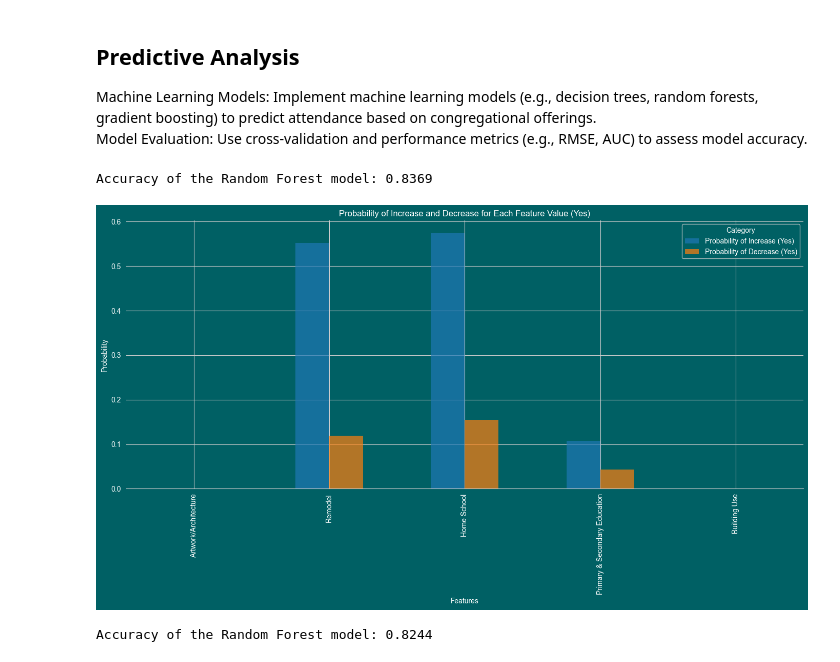
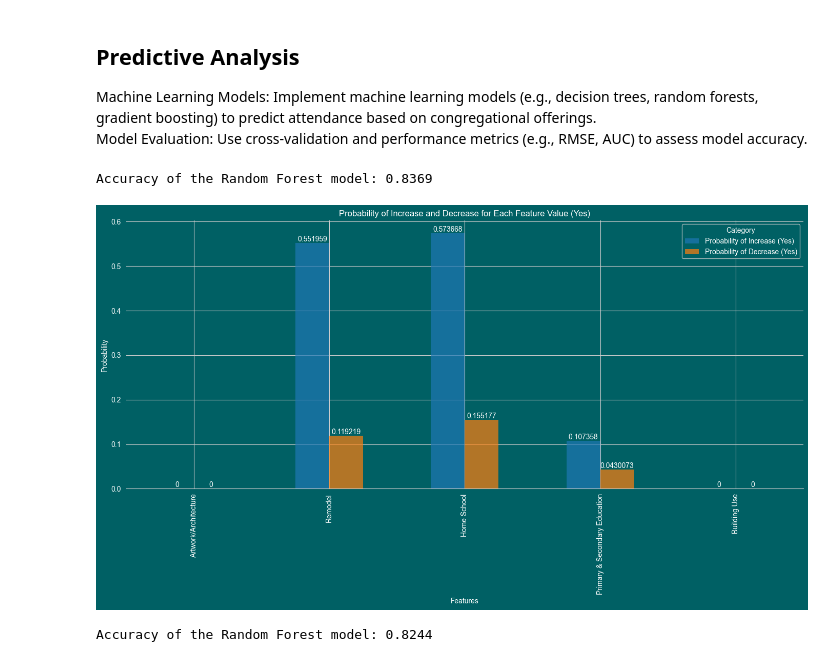
Before and after one commit to NRSchaaf/unlocking-church-growth, a Jupyter notebook: notebook/facilities_analysis.ipynb, the cells around one changed output. Saved outputs shown, nothing was run; the diff lists cells and outputs as text; code cells hidden in the pictures.

```diff
--- a/notebook/facilities_analysis.ipynb
+++ b/notebook/facilities_analysis.ipynb
@@ -239,29 +243,0 @@ plt.show()
-# %%
-# Specify columns of interest
-columns_of_interest = ['Building Type', 'Permit & Purpose']
-
-# Remove rows with NaN values in columns of interest
-df_facilities_cleaned = df_facilities.dropna(subset=columns_of_interest)
-
-# Remove rows where counts are 0 (optional step for specific cases)
-df_facilities_cleaned = df_facilities_cleaned[df_facilities_cleaned[columns_of_interest].apply(lambda x: x.count() > 0, axis=1)]
-
-# Count unique values for each column
-counts = {col: df_facilities_cleaned[col].value_counts(dropna=False) for col in columns_of_interest}
-
-# Plot counts for each column
-for col, count in counts.items():
-    plt.figure(figsize=(12, 8))  # Increase figure size for better readability
-    count.plot(kind='bar', color='skyblue')
-
-    # Adding labels and title
-    plt.xlabel('Values')
-    plt.ylabel('Count')
-    plt.title(f'Count of Unique Values in {col}')
-
-    # Adjust X-axis labels
-    plt.xticks(rotation=45, ha='right')  # Rotate labels and align them to the right
-
-    # Show plot
-    plt.tight_layout()
-    plt.show()
@@ -392,36 +386,43 @@ y_pred = rf_model.predict(X_test)
 accuracy = accuracy_score(y_test, y_pred)
 print(f"Accuracy of the Random Forest model: {accuracy:.4f}")
 
 # Predict probabilities
 probs = rf_model.predict_proba(X_test)
 
 # Convert probabilities to DataFrame
 probs_df = pd.DataFrame(probs, columns=rf_model.classes_, index=X_test.index)
 
 # Calculate mean probabilities for 'Increase' and 'Decrease'
 feature_probs = {}
 
 for feature in X.columns:
     feature_probs[feature] = {
         'Increase': probs_df.loc[X_test[feature] == 1, 'Increase'].mean(),
         'Decrease': probs_df.loc[X_test[feature] == 1, 'Decrease'].mean()
     }
 
 # Convert to DataFrame for plotting
 feature_probs_df = pd.DataFrame(feature_probs).T
 feature_probs_df.columns = ['Probability of Increase (Yes)', 'Probability of Decrease (Yes)']
 
-# Plot
-feature_probs_df.plot(kind='bar', figsize=(14, 8), alpha=0.7)
+# Plotting
+ax = feature_probs_df.plot(kind='bar', figsize=(14, 8), alpha=0.7)
+
+# Adding data labels
+for container in ax.containers:
+    ax.bar_label(container, label_type='edge', fontsize=10)
+
 plt.title('Probability of Increase and Decrease for Each Feature Value (Yes)')
 plt.xlabel('Features')
 plt.ylabel('Probability')
 plt.legend(title='Category')
 plt.tight_layout()
+
+# Show the plot
 plt.show()
 # %% [output]
 Accuracy of the Random Forest model: 0.8369
-[figure, old version]
+[figure, new version]
 # %%
 # Random Forest 2
 
```
Also changed, not shown: parts of 3 cells of this notebook, 2 other files.
